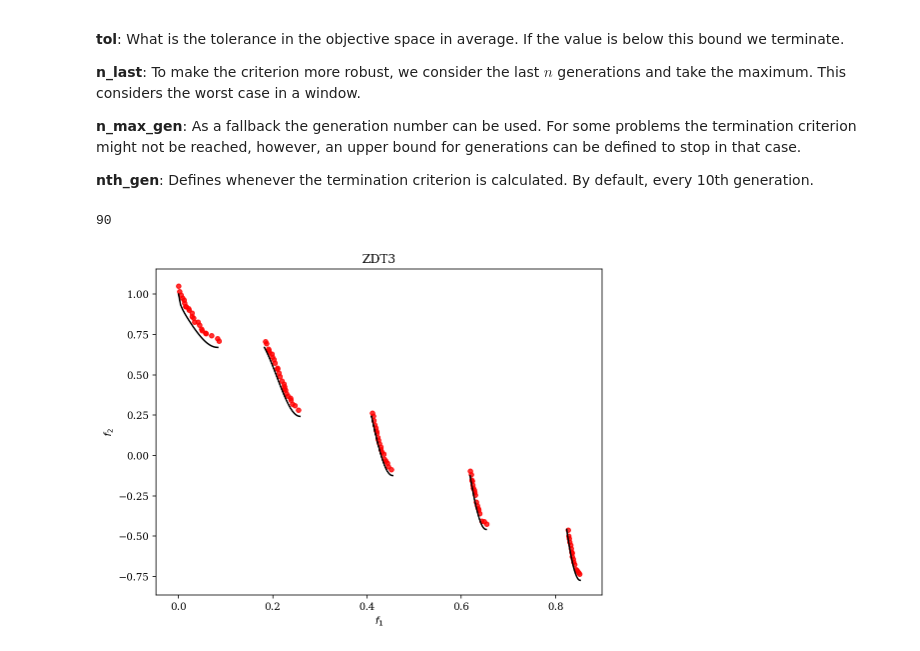
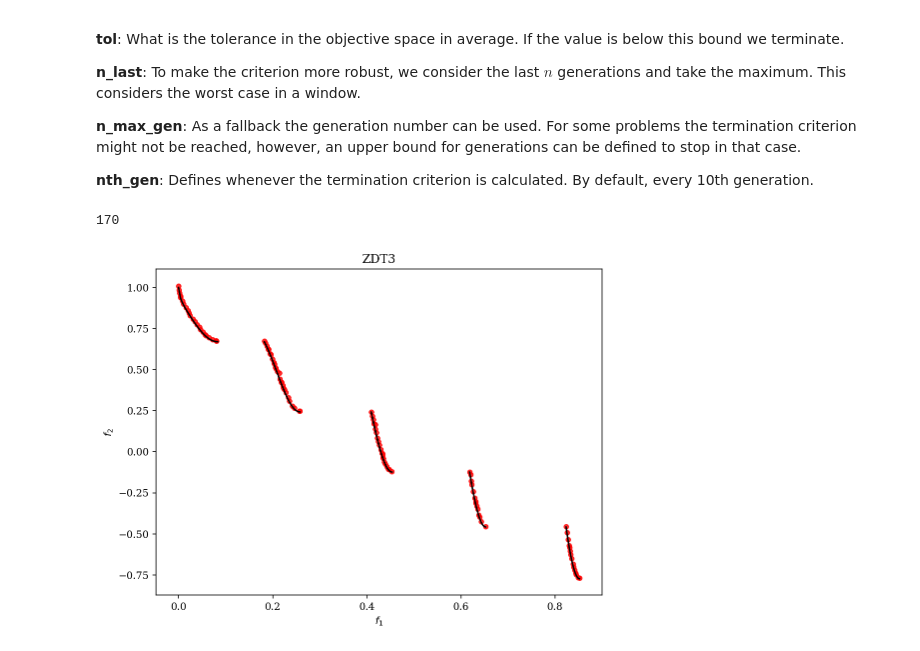
Before and after one commit to anyoptimization/pymoo, a Jupyter notebook: doc/source/misc/termination_criterion.ipynb, the cells around one changed output. Drawn from its saved outputs; the diff is of its cells as text; code cells hidden in the pictures.

```diff
--- a/doc/source/misc/termination_criterion.ipynb
+++ b/doc/source/misc/termination_criterion.ipynb
@@ -111,25 +136,25 @@ The parameters of our implementation are:
 # %%
 from pymoo.algorithms.nsga2 import NSGA2
 from pymoo.factory import get_problem, get_termination
 from pymoo.optimize import minimize
 from pymoo.visualization.scatter import Scatter
 
 problem = get_problem("zdt3")
 algorithm = NSGA2(pop_size=100)
-termination = get_termination("f_tol", tol=0.001, n_last=20, n_max_gen=1000, nth_gen=10)
+termination = get_termination("f_tol", tol=0.0005, n_last=20, n_max_gen=1000, nth_gen=10)
 
 res = minimize(problem,
                algorithm,
                termination,
                pf=problem.pareto_front(),
                seed=1,
                verbose=False)
 
 print(res.algorithm.n_gen)
 plot = Scatter(title="ZDT3")
 plot.add(problem.pareto_front(use_cache=False, flatten=False), plot_type="line", color="black")
 plot.add(res.F, color="red", alpha=0.8, s=20)
 plot.show()
 # %% [output]
-90
+170
-[figure, old version]
+[figure, new version]
```
Also changed, not shown: parts of 4 cells of this notebook, 22 other files.
